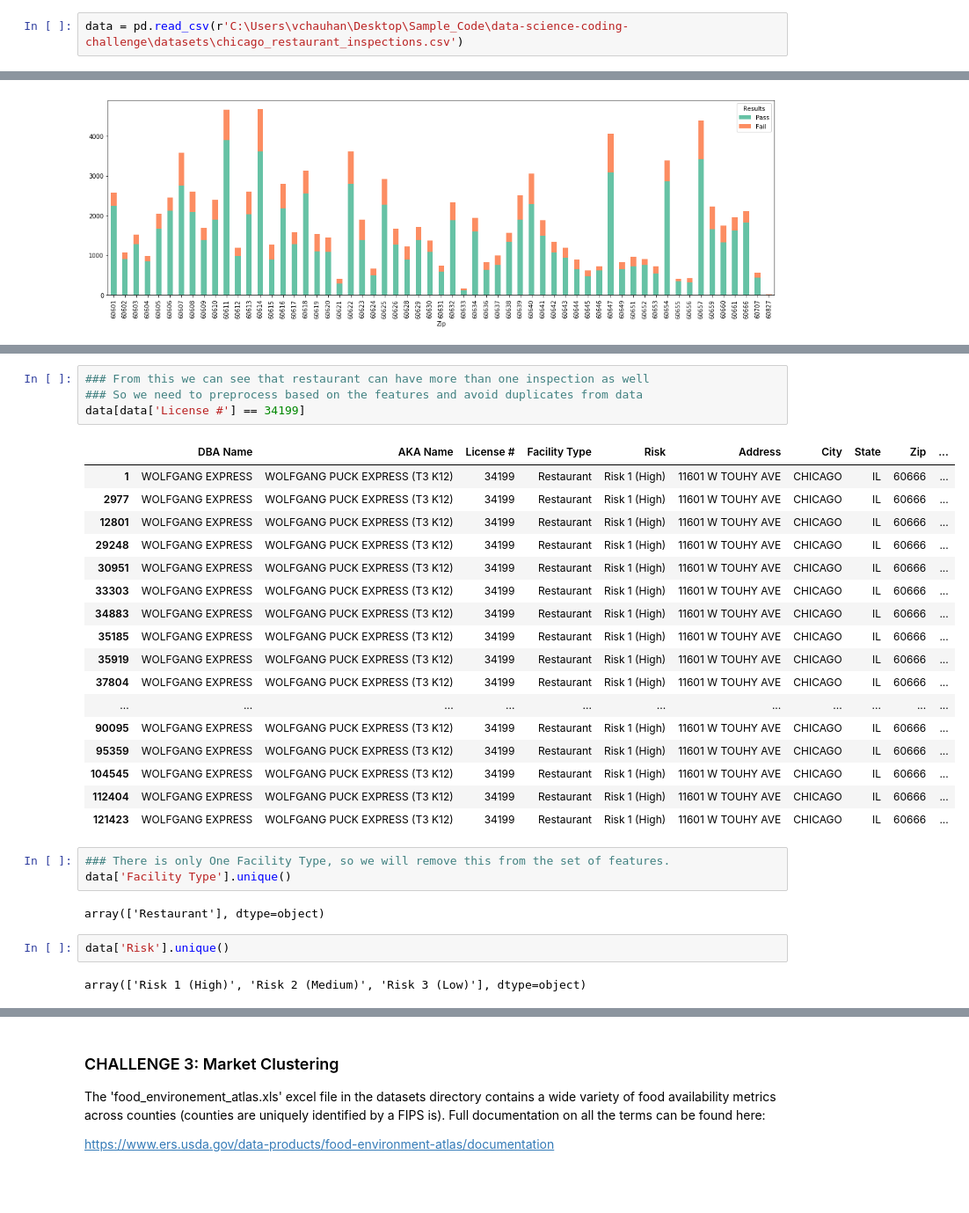
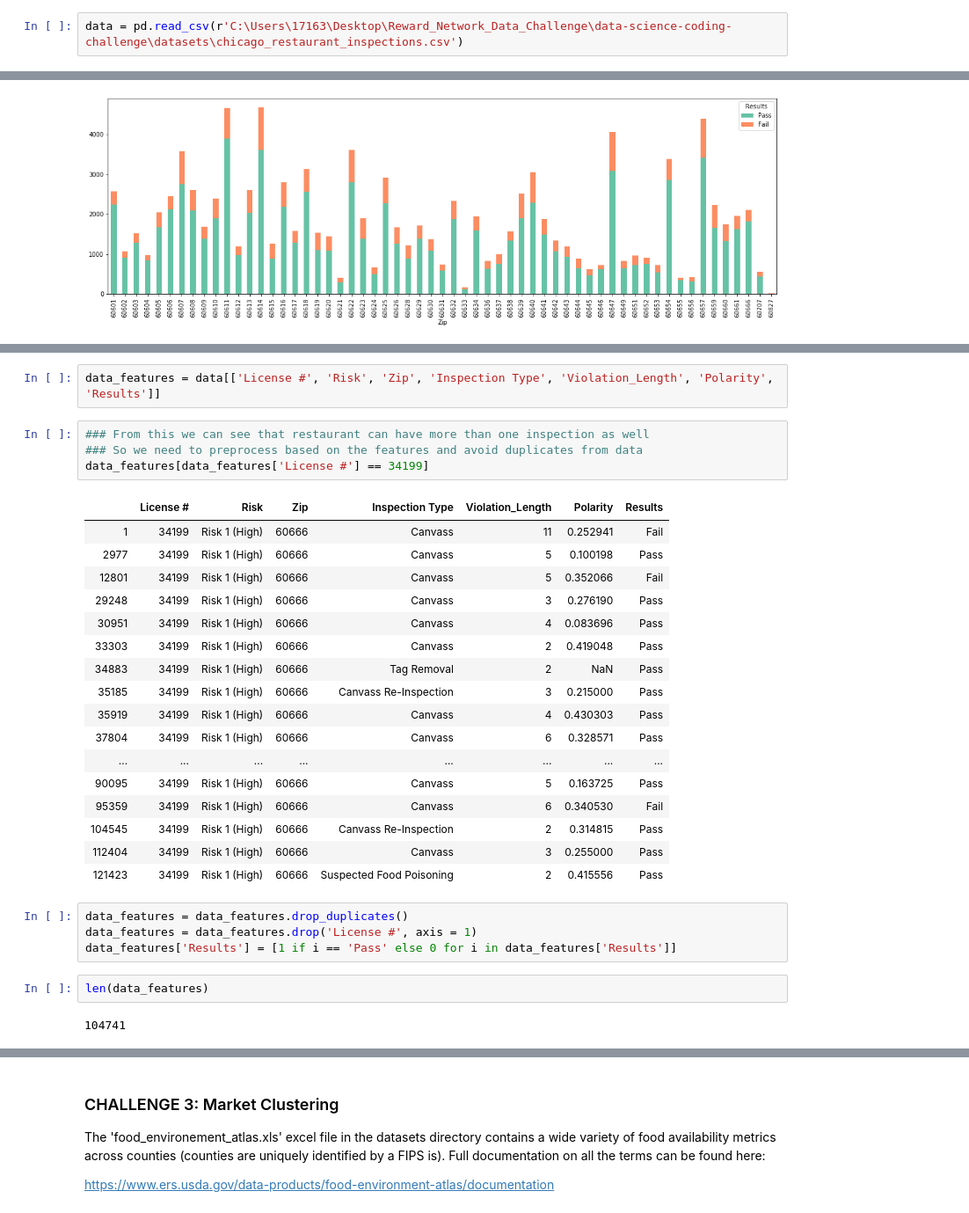
Before and after one commit to vchauhan-ai/Data_Challenge_Clustering_TimeSeries_Classification, a Jupyter notebook: Data_Science_Challenge.ipynb, the cells around one changed output, grey strips where cells are left out. Shown at 88% size. Drawn from its saved outputs; the diff is of its cells as text; blank space fills up the shorter version.

```diff
--- a/Data_Science_Challenge.ipynb
+++ b/Data_Science_Challenge.ipynb
@@ -68,5 +212,5 @@ from collections import Counter
 # %%
-data = pd.read_csv(r'C:\Users\vchauhan\Desktop\Sample_Code\data-science-coding-challenge\datasets\chicago_restaurant_inspections.csv')
+data = pd.read_csv(r'C:\Users\17163\Desktop\Reward_Network_Data_Challenge\data-science-coding-challenge\datasets\chicago_restaurant_inspections.csv')
 # %%
 """Function Created to help in different situations"""
 
@@ -433,31 +567,32 @@ data_groupby
+# %%
+data_features = data[['License #', 'Risk', 'Zip', 'Inspection Type', 'Violation_Length', 'Polarity', 'Results']]
 # %%
 ### From this we can see that restaurant can have more than one inspection as well
 ### So we need to preprocess based on the features and avoid duplicates from data
-data[data['License #'] == 34199]
+data_features[data_features['License #'] == 34199]
 # %% [output]
-|  | DBA Name | AKA Name | License # | Facility Type | Risk | Address | City | State | Zip | ... |
-| 1 | WOLFGANG EXPRESS | WOLFGANG PUCK EXPRESS (T3 K12) | 34199 | Restaurant | Risk 1 (High) | 11601 W TOUHY AVE | CHICAGO | IL | 60666 | ... |
-| 2977 | WOLFGANG EXPRESS | WOLFGANG PUCK EXPRESS (T3 K12) | 34199 | Restaurant | Risk 1 (High) | 11601 W TOUHY AVE | CHICAGO | IL | 60666 | ... |
-| 12801 | WOLFGANG EXPRESS | WOLFGANG PUCK EXPRESS (T3 K12) | 34199 | Restaurant | Risk 1 (High) | 11601 W TOUHY AVE | CHICAGO | IL | 60666 | ... |
-| 29248 | WOLFGANG EXPRESS | WOLFGANG PUCK EXPRESS (T3 K12) | 34199 | Restaurant | Risk 1 (High) | 11601 W TOUHY AVE | CHICAGO | IL | 60666 | ... |
-| 30951 | WOLFGANG EXPRESS | WOLFGANG PUCK EXPRESS (T3 K12) | 34199 | Restaurant | Risk 1 (High) | 11601 W TOUHY AVE | CHICAGO | IL | 60666 | ... |
-| 33303 | WOLFGANG EXPRESS | WOLFGANG PUCK EXPRESS (T3 K12) | 34199 | Restaurant | Risk 1 (High) | 11601 W TOUHY AVE | CHICAGO | IL | 60666 | ... |
-| 34883 | WOLFGANG EXPRESS | WOLFGANG PUCK EXPRESS (T3 K12) | 34199 | Restaurant | Risk 1 (High) | 11601 W TOUHY AVE | CHICAGO | IL | 60666 | ... |
-| 35185 | WOLFGANG EXPRESS | WOLFGANG PUCK EXPRESS (T3 K12) | 34199 | Restaurant | Risk 1 (High) | 11601 W TOUHY AVE | CHICAGO | IL | 60666 | ... |
-| 35919 | WOLFGANG EXPRESS | WOLFGANG PUCK EXPRESS (T3 K12) | 34199 | Restaurant | Risk 1 (High) | 11601 W TOUHY AVE | CHICAGO | IL | 60666 | ... |
-| 37804 | WOLFGANG EXPRESS | WOLFGANG PUCK EXPRESS (T3 K12) | 34199 | Restaurant | Risk 1 (High) | 11601 W TOUHY AVE | CHICAGO | IL | 60666 | ... |
-| ... | ... | ... | ... | ... | ... | ... | ... | ... | ... | ... |
-| 90095 | WOLFGANG EXPRESS | WOLFGANG PUCK EXPRESS (T3 K12) | 34199 | Restaurant | Risk 1 (High) | 11601 W TOUHY AVE | CHICAGO | IL | 60666 | ... |
-| 95359 | WOLFGANG EXPRESS | WOLFGANG PUCK EXPRESS (T3 K12) | 34199 | Restaurant | Risk 1 (High) | 11601 W TOUHY AVE | CHICAGO | IL | 60666 | ... |
-| 104545 | WOLFGANG EXPRESS | WOLFGANG PUCK EXPRESS (T3 K12) | 34199 | Restaurant | Risk 1 (High) | 11601 W TOUHY AVE | CHICAGO | IL | 60666 | ... |
-| 112404 | WOLFGANG EXPRESS | WOLFGANG PUCK EXPRESS (T3 K12) | 34199 | Restaurant | Risk 1 (High) | 11601 W TOUHY AVE | CHICAGO | IL | 60666 | ... |
-| 121423 | WOLFGANG EXPRESS | WOLFGANG PUCK EXPRESS (T3 K12) | 34199 | Restaurant | Risk 1 (High) | 11601 W TOUHY AVE | CHICAGO | IL | 60666 | ... |
+|  | License # | Risk | Zip | Inspection Type | Violation_Length | Polarity | Results |
+| 1 | 34199 | Risk 1 (High) | 60666 | Canvass | 11 | 0.252941 | Fail |
+| 2977 | 34199 | Risk 1 (High) | 60666 | Canvass | 5 | 0.100198 | Pass |
+| 12801 | 34199 | Risk 1 (High) | 60666 | Canvass | 5 | 0.352066 | Fail |
+| 29248 | 34199 | Risk 1 (High) | 60666 | Canvass | 3 | 0.276190 | Pass |
+| 30951 | 34199 | Risk 1 (High) | 60666 | Canvass | 4 | 0.083696 | Pass |
+| 33303 | 34199 | Risk 1 (High) | 60666 | Canvass | 2 | 0.419048 | Pass |
+| 34883 | 34199 | Risk 1 (High) | 60666 | Tag Removal | 2 | NaN | Pass |
+| 35185 | 34199 | Risk 1 (High) | 60666 | Canvass Re-Inspection | 3 | 0.215000 | Pass |
+| 35919 | 34199 | Risk 1 (High) | 60666 | Canvass | 4 | 0.430303 | Pass |
+| 37804 | 34199 | Risk 1 (High) | 60666 | Canvass | 6 | 0.328571 | Pass |
+| ... | ... | ... | ... | ... | ... | ... | ... |
+| 90095 | 34199 | Risk 1 (High) | 60666 | Canvass | 5 | 0.163725 | Pass |
+| 95359 | 34199 | Risk 1 (High) | 60666 | Canvass | 6 | 0.340530 | Fail |
+| 104545 | 34199 | Risk 1 (High) | 60666 | Canvass Re-Inspection | 2 | 0.314815 | Pass |
+| 112404 | 34199 | Risk 1 (High) | 60666 | Canvass | 3 | 0.255000 | Pass |
+| 121423 | 34199 | Risk 1 (High) | 60666 | Suspected Food Poisoning | 2 | 0.415556 | Pass |
-# %%
-### There is only One Facility Type, so we will remove this from the set of features.
-data['Facility Type'].unique()
-# %% [output]
-array(['Restaurant'], dtype=object)
-# %%
-data['Risk'].unique()
-# %% [output]
-array(['Risk 1 (High)', 'Risk 2 (Medium)', 'Risk 3 (Low)'], dtype=object)
+# %%
+data_features = data_features.drop_duplicates()
+data_features = data_features.drop('License #', axis = 1)
+data_features['Results'] = [1 if i == 'Pass' else 0 for i in data_features['Results']]
+# %%
+len(data_features)
+# %% [output]
+104741
```
Also changed, not shown: parts of 57 cells of this notebook.
